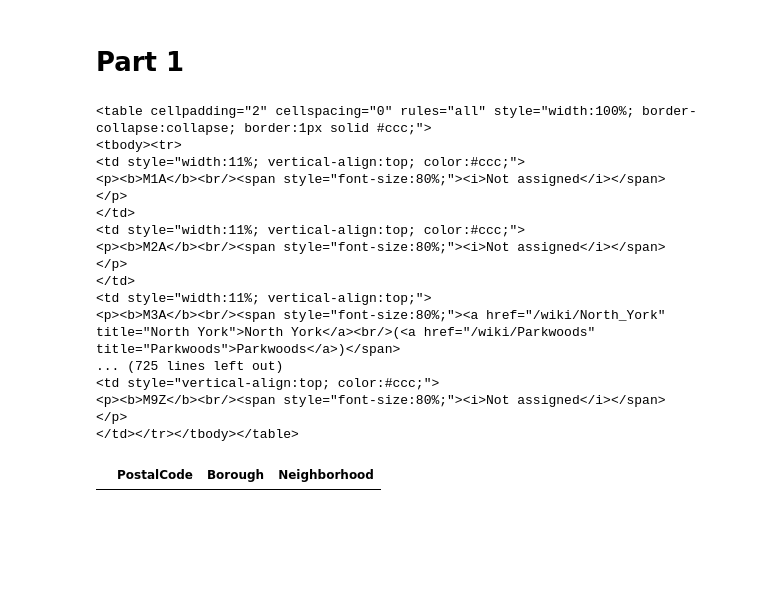
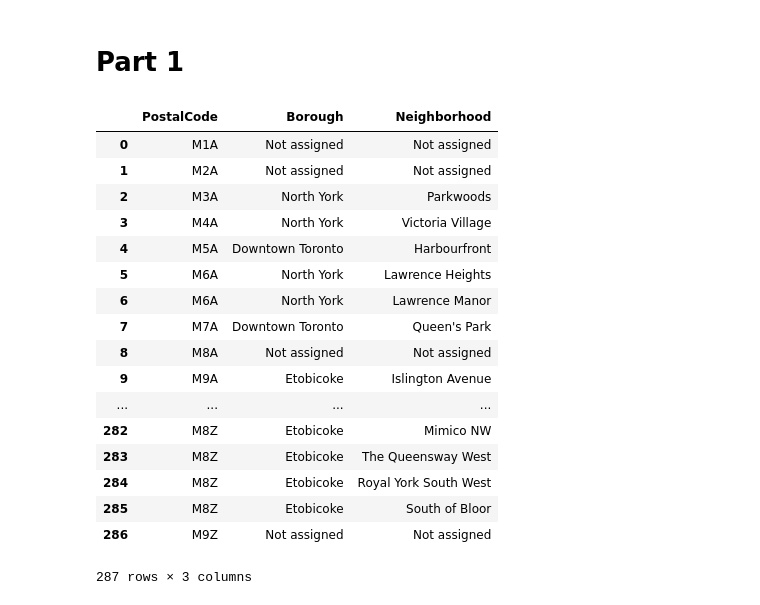
Before and after one commit to boxueboxue/Coursera_Capstone, a Jupyter notebook: Segmenting & Clustering Neighborhoods in Toronto 1.ipynb, the cells around one changed output. Drawn from its saved outputs; the diff is of its cells as text; code cells hidden in the pictures; blank space fills up the shorter version.

```diff
--- a/Segmenting & Clustering Neighborhoods in Toronto 1.ipynb
+++ b/Segmenting & Clustering Neighborhoods in Toronto 1.ipynb
@@ -12,7 +12,7 @@ import csv
 
 ## Request the html source from web-address
 
-source=requests.get("https://en.wikipedia.org/wiki/List_of_postal_codes_of_Canada:_M").text
+source=requests.get("https://en.wikipedia.org/w/index.php?title=List_of_postal_codes_of_Canada:_M&oldid=945633050.").text
 
 #source.status_code # to check returned text is html or not
 
@@ -24,24 +24,6 @@ soup=BeautifulSoup(source, 'lxml')
 
 table=soup.find('table')
 #table
-# %% [output]
-<table cellpadding="2" cellspacing="0" rules="all" style="width:100%; border-collapse:collapse; border:1px solid #ccc;">
-<tbody><tr>
-<td style="width:11%; vertical-align:top; color:#ccc;">
-<p><b>M1A</b><br/><span style="font-size:80%;"><i>Not assigned</i></span>
-</p>
-</td>
-<td style="width:11%; vertical-align:top; color:#ccc;">
-<p><b>M2A</b><br/><span style="font-size:80%;"><i>Not assigned</i></span>
-</p>
-</td>
-<td style="width:11%; vertical-align:top;">
-<p><b>M3A</b><br/><span style="font-size:80%;"><a href="/wiki/North_York" title="North York">North York</a><br/>(<a href="/wiki/Parkwoods" title="Parkwoods">Parkwoods</a>)</span>
-... (725 lines left out)
-<td style="vertical-align:top; color:#ccc;">
-<p><b>M9Z</b><br/><span style="font-size:80%;"><i>Not assigned</i></span>
-</p>
-</td></tr></tbody></table>
 # %%
 with open('Toronto.csv','w') as csv_file:
     csv_writer=csv.writer(csv_file)
@@ -58,7 +40,24 @@ csv_file.close()
 # %%
 df=pd.read_csv('Toronto.csv')
 # %%
-df.head()
+df
 # %% [output]
 |  | PostalCode | Borough | Neighborhood |
+| 0 | M1A | Not assigned | Not assigned |
+| 1 | M2A | Not assigned | Not assigned |
+| 2 | M3A | North York | Parkwoods |
+| 3 | M4A | North York | Victoria Village |
+| 4 | M5A | Downtown Toronto | Harbourfront |
+| 5 | M6A | North York | Lawrence Heights |
+| 6 | M6A | North York | Lawrence Manor |
+| 7 | M7A | Downtown Toronto | Queen's Park |
+| 8 | M8A | Not assigned | Not assigned |
+| 9 | M9A | Etobicoke | Islington Avenue |
+| ... | ... | ... | ... |
+| 282 | M8Z | Etobicoke | Mimico NW |
+| 283 | M8Z | Etobicoke | The Queensway West |
+| 284 | M8Z | Etobicoke | Royal York South West |
+| 285 | M8Z | Etobicoke | South of Bloor |
+| 286 | M9Z | Not assigned | Not assigned |
+287 rows × 3 columns
 # %%
```
Also changed, not shown: parts of 7 cells of this notebook.
